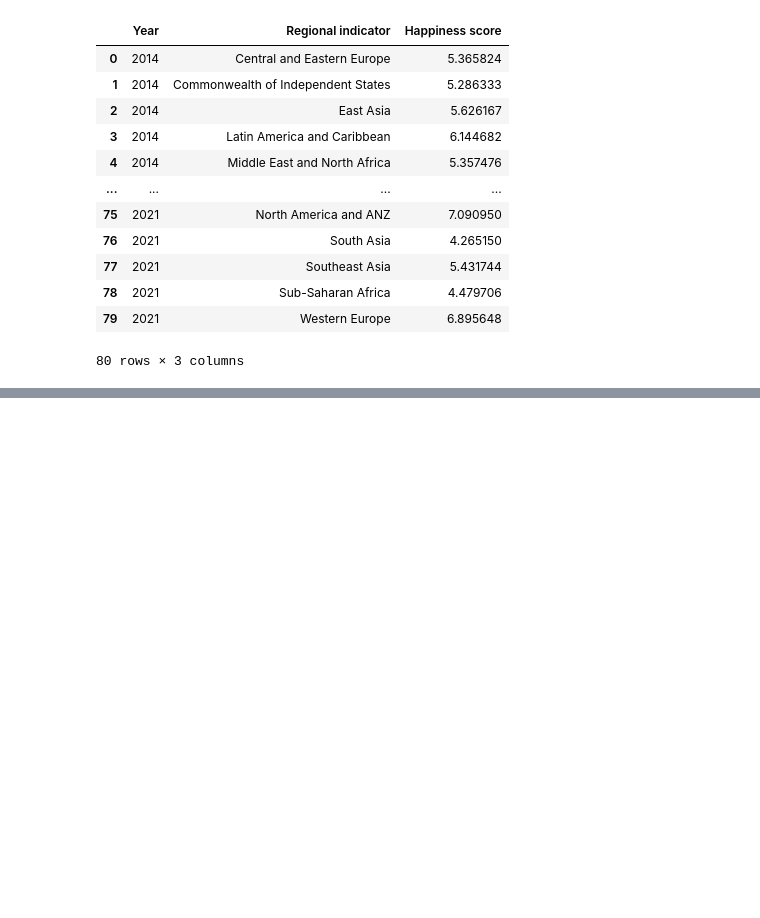
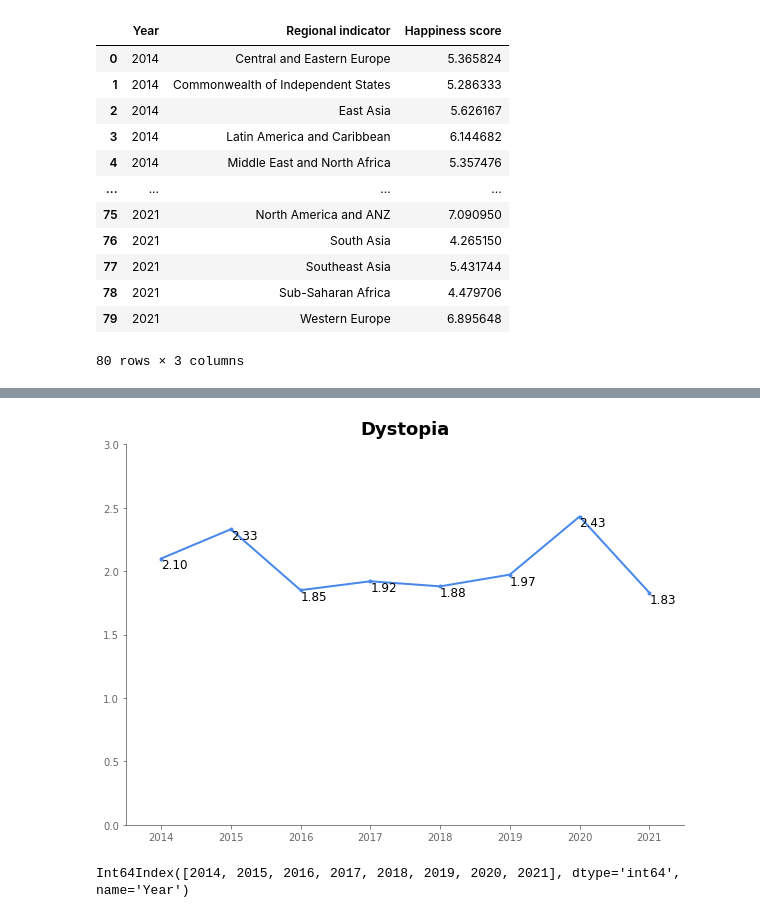
Before and after one commit to angkohtenko/World_Happiness_Report, a Jupyter notebook: Clean_data.ipynb, the cells around one changed output, grey strips where cells are left out. Cells and saved outputs as stored; diff of their text form; code cells hidden in the pictures; blank space fills up the shorter version.

```diff
--- a/Clean_data.ipynb
+++ b/Clean_data.ipynb
@@ -1092,0 +1103,4 @@ plt.show()
+# %%
+# Select dystopia for each year
+dystopia=whr_region.groupby(['Year']).mean()['Dystopia']
+dystopia
@@ -1092,0 +1118,26 @@ plt.show()
+# %%
+fig, ax = plt.subplots(figsize=(10,7))
+
+line = ax.plot(dystopia, linewidth=2, marker='.', color='#4788E8')
+for ind, point in dystopia.iteritems():
+    ax.annotate(f'{point:.2f}', xy=(ind, point), va='top', ha='left', fontsize=12)
+
+ax.set_title('Dystopia', fontsize=18, fontweight='bold', pad=10)
+
+ax.spines['right'].set_visible(False)
+ax.spines['top'].set_visible(False)
+ax.spines['bottom'].set_color('#666666')
+ax.spines['left'].set_color('#666666')
+ax.tick_params(axis='x', colors='#666666')
+ax.tick_params(axis='y', colors='#666666')
+
+ax.set_ylim(0,3)
+ax.set_xlim(2013.5, 2021.5)
+
+plt.show()
+# %% [output]
+[figure, added]
+# %%
+dystopia.index
+# %% [output]
+Int64Index([2014, 2015, 2016, 2017, 2018, 2019, 2020, 2021], dtype='int64', name='Year')
```
Also changed, not shown: parts of 15 cells of this notebook.
